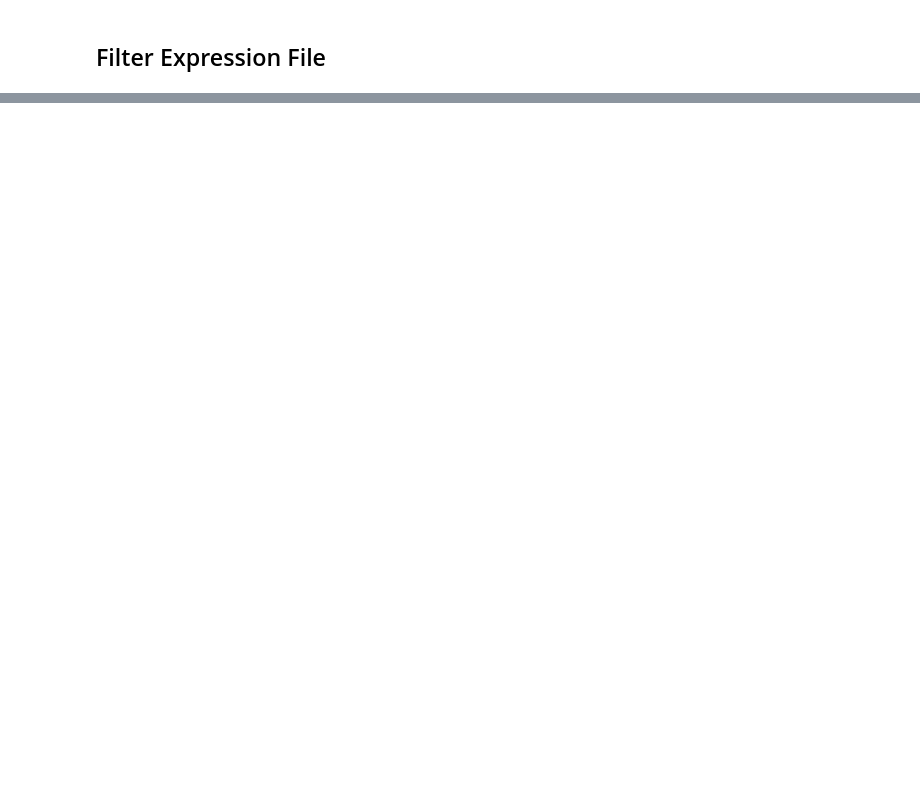
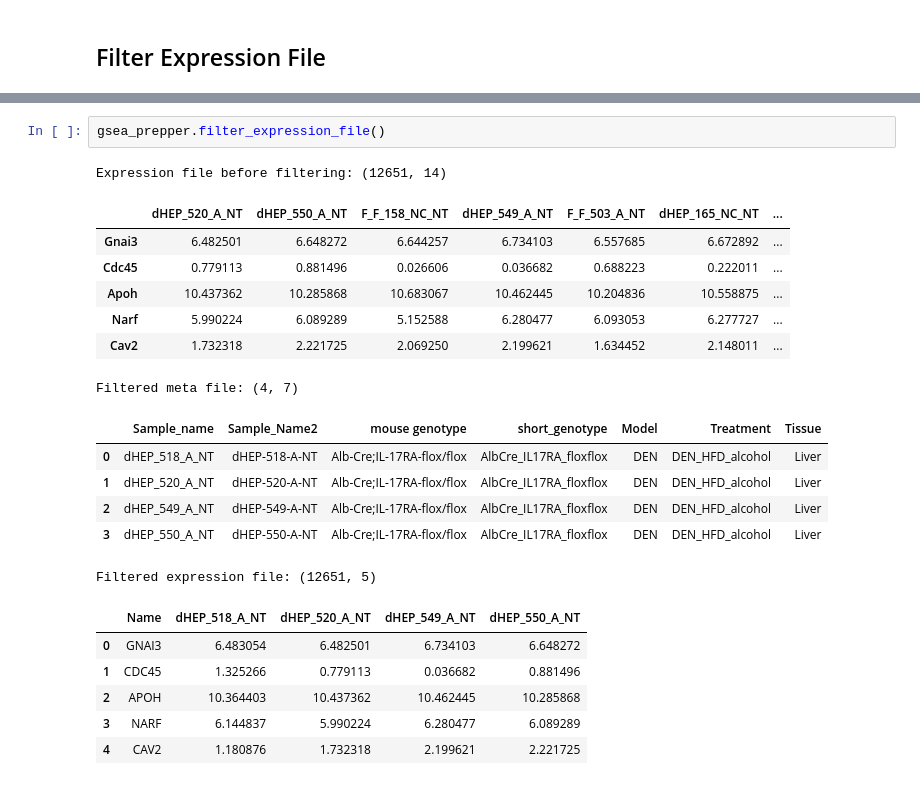
Before and after one commit to ucsd-ccbb/network_bio_toolkit, a Jupyter notebook: notebooks/gsea_notebooks/Mikaylas_Filter_samples.ipynb, the cells around one changed output, grey strips where cells are left out. Saved outputs shown, nothing was run; the diff lists cells and outputs as text; blank space fills up the shorter version.

```diff
--- a/notebooks/gsea_notebooks/Mikaylas_Filter_samples.ipynb
+++ b/notebooks/gsea_notebooks/Mikaylas_Filter_samples.ipynb
@@ -235,0 +292,23 @@ Object `gp.gsea` not found.
+# %%
+gsea_prepper.filter_expression_file()
+# %% [output]
+Expression file before filtering: (12651, 14)
+|  | dHEP_520_A_NT | dHEP_550_A_NT | F_F_158_NC_NT | dHEP_549_A_NT | F_F_503_A_NT | dHEP_165_NC_NT | ... |
+| Gnai3 | 6.482501 | 6.648272 | 6.644257 | 6.734103 | 6.557685 | 6.672892 | ... |
+| Cdc45 | 0.779113 | 0.881496 | 0.026606 | 0.036682 | 0.688223 | 0.222011 | ... |
+| Apoh | 10.437362 | 10.285868 | 10.683067 | 10.462445 | 10.204836 | 10.558875 | ... |
+| Narf | 5.990224 | 6.089289 | 5.152588 | 6.280477 | 6.093053 | 6.277727 | ... |
+| Cav2 | 1.732318 | 2.221725 | 2.069250 | 2.199621 | 1.634452 | 2.148011 | ... |
+Filtered meta file: (4, 7)
+|  | Sample_name | Sample_Name2 | mouse genotype | short_genotype | Model | Treatment | Tissue |
+| 0 | dHEP_518_A_NT | dHEP-518-A-NT | Alb-Cre;IL-17RA-flox/flox | AlbCre_IL17RA_floxflox | DEN | DEN_HFD_alcohol | Liver |
+| 1 | dHEP_520_A_NT | dHEP-520-A-NT | Alb-Cre;IL-17RA-flox/flox | AlbCre_IL17RA_floxflox | DEN | DEN_HFD_alcohol | Liver |
+| 2 | dHEP_549_A_NT | dHEP-549-A-NT | Alb-Cre;IL-17RA-flox/flox | AlbCre_IL17RA_floxflox | DEN | DEN_HFD_alcohol | Liver |
+| 3 | dHEP_550_A_NT | dHEP-550-A-NT | Alb-Cre;IL-17RA-flox/flox | AlbCre_IL17RA_floxflox | DEN | DEN_HFD_alcohol | Liver |
+Filtered expression file: (12651, 5)
+|  | Name | dHEP_518_A_NT | dHEP_520_A_NT | dHEP_549_A_NT | dHEP_550_A_NT |
+| 0 | GNAI3 | 6.483054 | 6.482501 | 6.734103 | 6.648272 |
+| 1 | CDC45 | 1.325266 | 0.779113 | 0.036682 | 0.881496 |
+| 2 | APOH | 10.364403 | 10.437362 | 10.462445 | 10.285868 |
+| 3 | NARF | 6.144837 | 5.990224 | 6.280477 | 6.089289 |
+| 4 | CAV2 | 1.180876 | 1.732318 | 2.199621 | 2.221725 |
```
Also changed, not shown: parts of 31 cells of this notebook.
